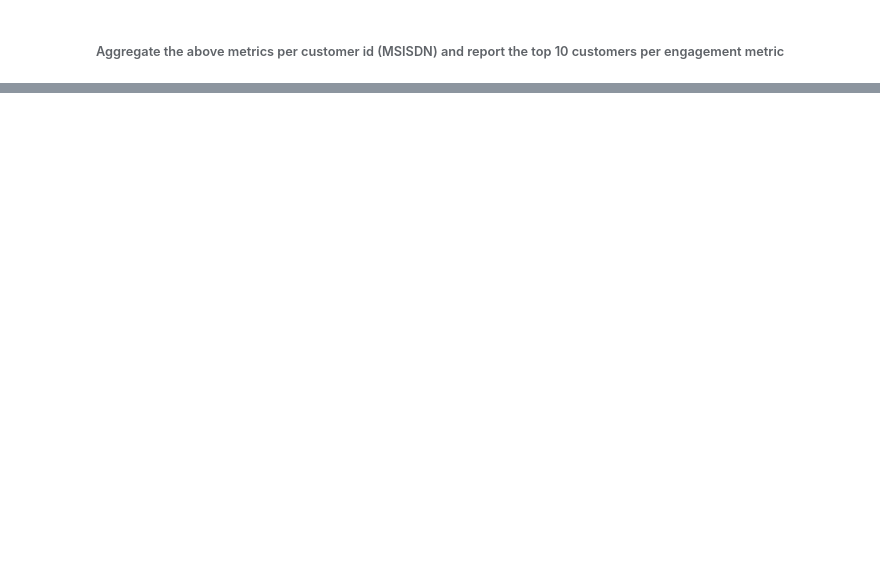
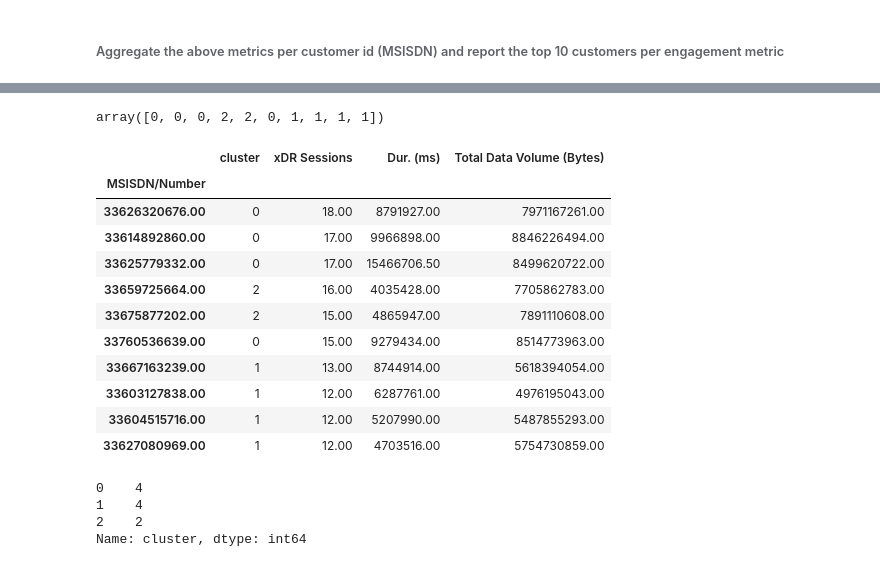
Before and after one commit to Samrawit02/Telecommunication-Data-Analysis, a Jupyter notebook: notebooks/ User Engagement analysis.ipynb, the cells around one changed output, grey strips where cells are left out. Cells and saved outputs as stored; diff of their text form; code cells hidden in the pictures; blank space fills up the shorter version.

```diff
--- a/notebooks/ User Engagement analysis.ipynb
+++ b/notebooks/ User Engagement analysis.ipynb
@@ -67,0 +256,6 @@ top_engagement_df.head(10)
+# %%
+# scale data
+scaler = StandardScaler()
+# %%
+scaled_data = scaler.fit_transform(top_engagement)
+pd.DataFrame(scaled_data).head(5)
@@ -67,0 +269,3 @@ top_engagement_df.head(10)
+# %%
+data_normalized = normalize(scaled_data)
+pd.DataFrame(data_normalized).head(5)
@@ -67,0 +279,28 @@ top_engagement_df.head(10)
+# %%
+kmeans = KMeans(n_clusters=3, random_state=0).fit(data_normalized)
+kmeans.labels_
+# %% [output]
+array([0, 0, 0, 2, 2, 0, 1, 1, 1, 1])
+# %%
+top_engagement.insert(0, 'cluster', kmeans.labels_)
+top_engagement
+# %% [output]
+|  | cluster | xDR Sessions | Dur. (ms) | Total Data Volume (Bytes) |
+| MSISDN/Number |  |  |  |  |
+| 33626320676.00 | 0 | 18.00 | 8791927.00 | 7971167261.00 |
+| 33614892860.00 | 0 | 17.00 | 9966898.00 | 8846226494.00 |
+| 33625779332.00 | 0 | 17.00 | 15466706.50 | 8499620722.00 |
+| 33659725664.00 | 2 | 16.00 | 4035428.00 | 7705862783.00 |
+| 33675877202.00 | 2 | 15.00 | 4865947.00 | 7891110608.00 |
+| 33760536639.00 | 0 | 15.00 | 9279434.00 | 8514773963.00 |
+| 33667163239.00 | 1 | 13.00 | 8744914.00 | 5618394054.00 |
+| 33603127838.00 | 1 | 12.00 | 6287761.00 | 4976195043.00 |
+| 33604515716.00 | 1 | 12.00 | 5207990.00 | 5487855293.00 |
+| 33627080969.00 | 1 | 12.00 | 4703516.00 | 5754730859.00 |
+# %%
+top_engagement['cluster'].value_counts()
+# %% [output]
+0    4
+1    4
+2    2
+Name: cluster, dtype: int64
```
Also changed, not shown: parts of 20 cells of this notebook, 3 other files.
